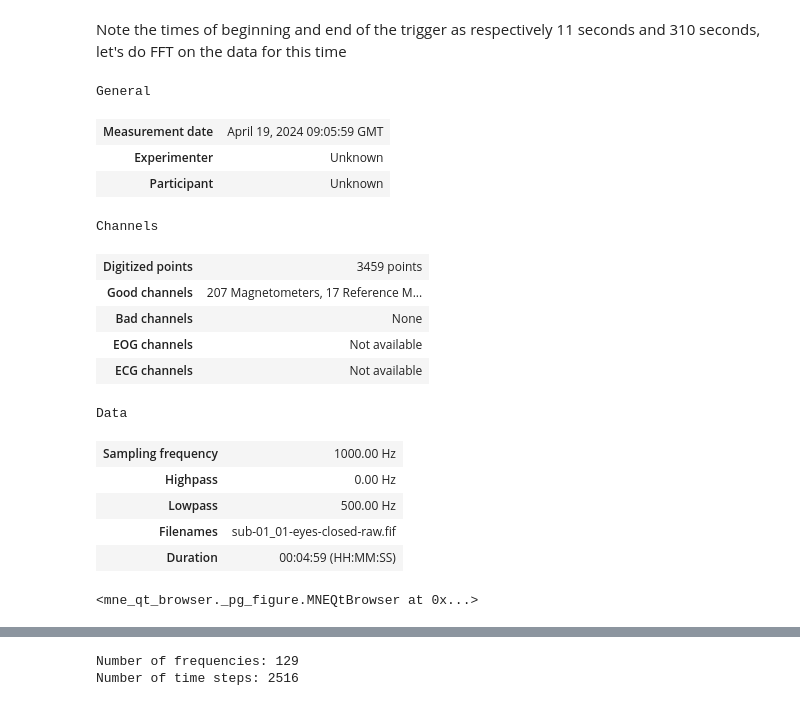
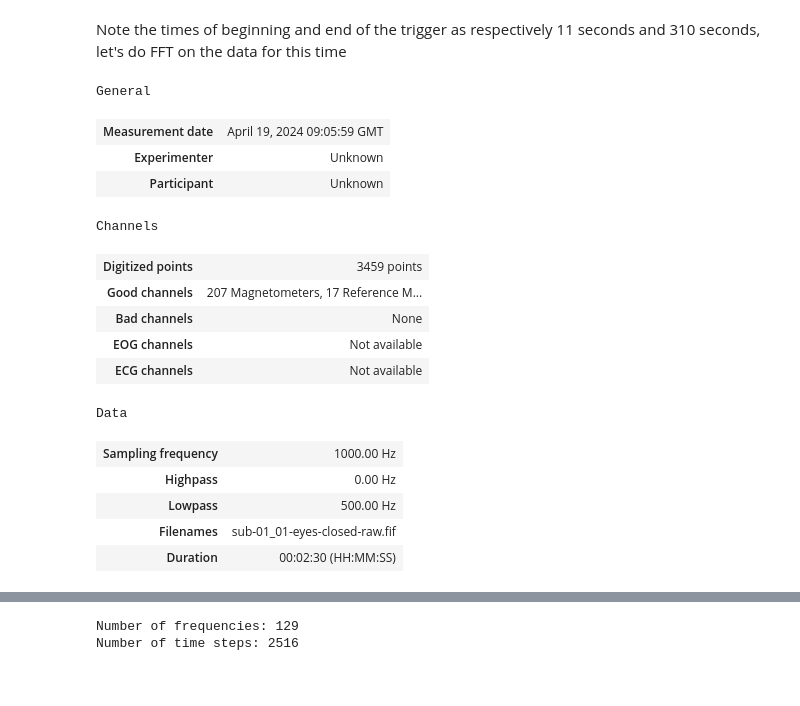
Before and after one commit to contsili/meg-pipeline, a Jupyter notebook: docs/source/5-pipeline/notebooks/mne/resting_state_pipeline.ipynb, the cells around one changed output, grey strips where cells are left out. Drawn from its saved outputs; the diff is of its cells as text; code cells hidden in the pictures.

```diff
--- a/docs/source/5-pipeline/notebooks/mne/resting_state_pipeline.ipynb
+++ b/docs/source/5-pipeline/notebooks/mne/resting_state_pipeline.ipynb
@@ -33,2 +34,17 @@ raw = mne.io.read_raw_fif(r"C:\Users\hz3752\Box\MEG\Data\resting-state\sub-01\me
 # %% [markdown]
 Display the info structure from the data
+# %%
+# Set environment variables and load data
+
+MEG_DATA = os.getenv('MEG_DATA')
+
+CLOSED_DATA_PATH = r"resting-state\sub-01\meg-kit\sub-01_01-eyes-closed-raw.fif"
+OPEN_DATA_PATH = r"resting-state\sub-01\meg-kit\sub-01_02-eyes-open-raw.fif"
+
+CLOSED_DATASET_PATH  = os.path.join(MEG_DATA, CLOSED_DATA_PATH)
+OPEN_DATASET_PATH = os.path.join(MEG_DATA, OPEN_DATA_PATH)
+
+# Load your raw data
+raw_closed = mne.io.read_raw_fif(CLOSED_DATASET_PATH, preload=True)
+
+raw_open = mne.io.read_raw_fif(OPEN_DATASET_PATH, preload=True)
@@ -122,24 +166,20 @@ croped_data = raw.copy()
-# %%
-croped_data.crop(11, 310)
-# %% [output]
-General
-| Measurement date | April 19, 2024 09:05:59 GMT |
-| Experimenter | Unknown |
-| Participant | Unknown |
-Channels
-| Digitized points | 3459 points |
-| Good channels | 207 Magnetometers, 17 Reference M... |
-| Bad channels | None |
-| EOG channels | Not available |
-| ECG channels | Not available |
-Data
-| Sampling frequency | 1000.00 Hz |
-| Highpass | 0.00 Hz |
-| Lowpass | 500.00 Hz |
-| Filenames | sub-01_01-eyes-closed-raw.fif |
-| Duration | 00:04:59 (HH:MM:SS) |
-# %%
-%matplotlib inline
-croped_data.plot(start=0, duration =5)
-# %% [output]
-<mne_qt_browser._pg_figure.MNEQtBrowser at 0x...>
+# %%
+crop_raw_closed = raw_closed.copy()
+crop_raw_closed.crop(100, 250)
+# %% [output]
+General
+| Measurement date | April 19, 2024 09:05:59 GMT |
+| Experimenter | Unknown |
+| Participant | Unknown |
+Channels
+| Digitized points | 3459 points |
+| Good channels | 207 Magnetometers, 17 Reference M... |
+| Bad channels | None |
+| EOG channels | Not available |
+| ECG channels | Not available |
+Data
+| Sampling frequency | 1000.00 Hz |
+| Highpass | 0.00 Hz |
+| Lowpass | 500.00 Hz |
+| Filenames | sub-01_01-eyes-closed-raw.fif |
+| Duration | 00:02:30 (HH:MM:SS) |
```
Also changed, not shown: parts of 23 cells of this notebook, 20 other files.
